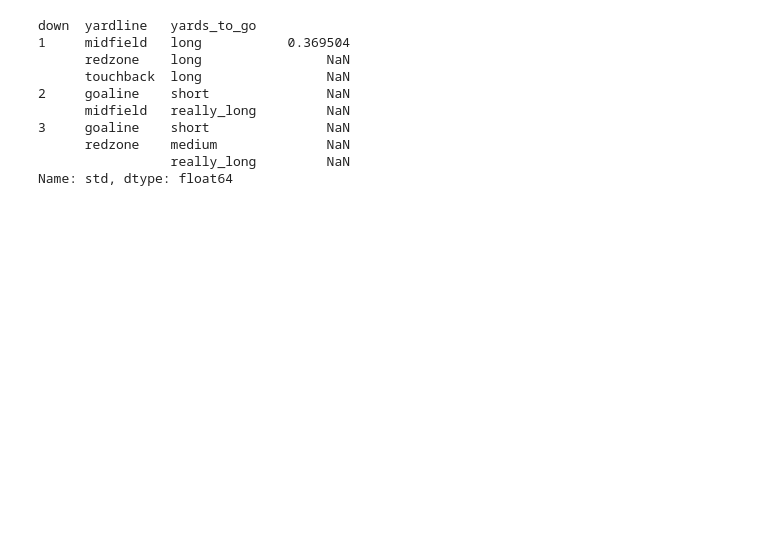
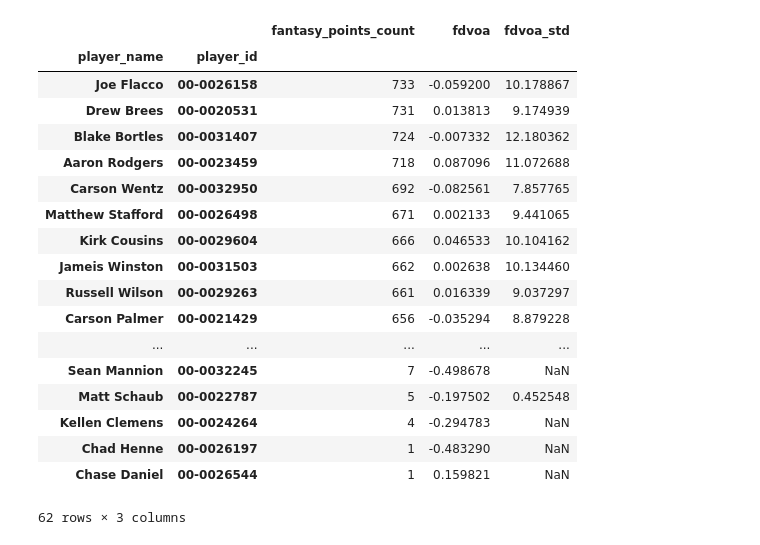
Before and after one commit to stevenkim/seattle_showdown, a Jupyter notebook: notebooks/playing_around_with_data.ipynb, the cells around one changed output. Saved outputs shown, nothing was run; the diff lists cells and outputs as text; code cells hidden in the pictures; blank space fills up the shorter version.

```diff
--- a/notebooks/playing_around_with_data.ipynb
+++ b/notebooks/playing_around_with_data.ipynb
@@ -9,15 +14,23 @@ import numpy as np
-# %%
-
-grouped = df.groupby(['down', 'yardline', 'yards_to_go']).agg({'n': np.sum, 'fantasy_points': [np.sum, np.std]})
-grouped['fantasy_points']['std']
-# %% [output]
-down  yardline   yards_to_go
-1     midfield   long           0.369504
-      redzone    long                NaN
-      touchback  long                NaN
-2     goaline    short               NaN
-      midfield   really_long         NaN
-3     goaline    short               NaN
-      redzone    medium              NaN
-                 really_long         NaN
-Name: std, dtype: float64
+# %%
+fvdoa = pd.read_csv('../data/2016_17_Regular/qb_fdvoa_17.csv', index_col=['player_name', 'player_id'])
+fvdoa.sort_values(by='fantasy_points_count', ascending=False)
+# %% [output]
+|  |  | fantasy_points_count | fdvoa | fdvoa_std |
+| player_name | player_id |  |  |  |
+| Joe Flacco | 00-0026158 | 733 | -0.059200 | 10.178867 |
+| Drew Brees | 00-0020531 | 731 | 0.013813 | 9.174939 |
+| Blake Bortles | 00-0031407 | 724 | -0.007332 | 12.180362 |
+| Aaron Rodgers | 00-0023459 | 718 | 0.087096 | 11.072688 |
+| Carson Wentz | 00-0032950 | 692 | -0.082561 | 7.857765 |
+| Matthew Stafford | 00-0026498 | 671 | 0.002133 | 9.441065 |
+| Kirk Cousins | 00-0029604 | 666 | 0.046533 | 10.104162 |
+| Jameis Winston | 00-0031503 | 662 | 0.002638 | 10.134460 |
+| Russell Wilson | 00-0029263 | 661 | 0.016339 | 9.037297 |
+| Carson Palmer | 00-0021429 | 656 | -0.035294 | 8.879228 |
+| ... | ... | ... | ... | ... |
+| Sean Mannion | 00-0032245 | 7 | -0.498678 | NaN |
+| Matt Schaub | 00-0022787 | 5 | -0.197502 | 0.452548 |
+| Kellen Clemens | 00-0024264 | 4 | -0.294783 | NaN |
+| Chad Henne | 00-0026197 | 1 | -0.483290 | NaN |
+| Chase Daniel | 00-0026544 | 1 | 0.159821 | NaN |
+62 rows × 3 columns
```
Also changed, not shown: parts of 7 cells of this notebook, 3 other files.
